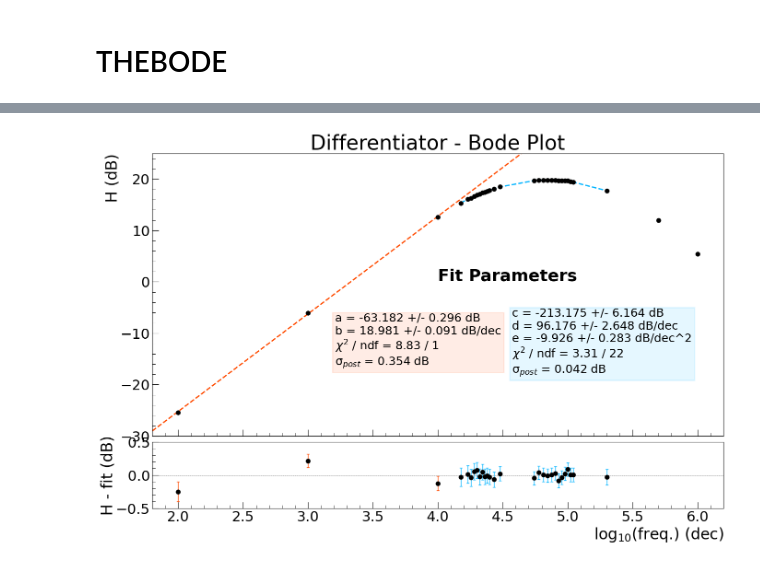
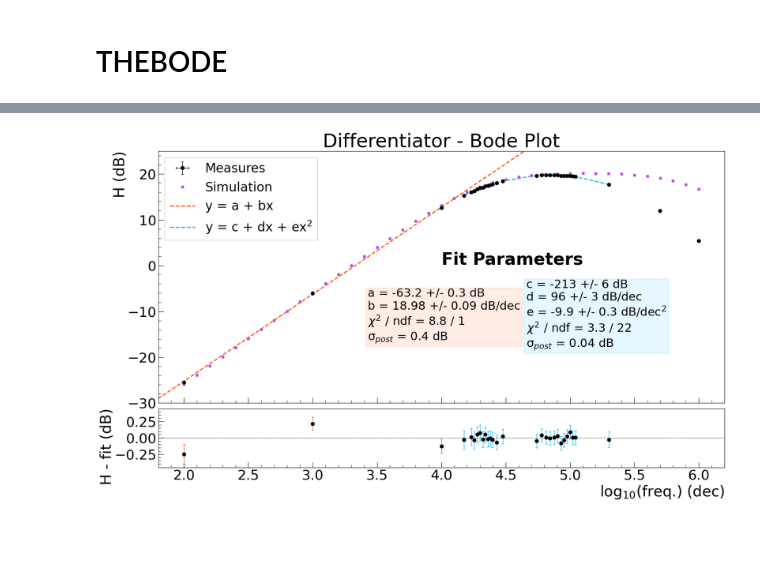
Before and after one commit to niklai99/physics_laboratory_2020_2021, a Jupyter notebook: AMPLIFICATORI OPERAZIONALI/Python/Diff - Simulations.ipynb, the cells around one changed output, grey strips where cells are left out. Saved outputs shown, nothing was run; the diff lists cells and outputs as text; code cells hidden in the pictures; blank space fills up the shorter version.

Commit message:
Updating Bode

```diff
--- a/AMPLIFICATORI OPERAZIONALI/Python/Diff - Simulations.ipynb
+++ b/AMPLIFICATORI OPERAZIONALI/Python/Diff - Simulations.ipynb
@@ -152,6 +152,9 @@ file_name = '../Data/datadiff.txt'
 data = pd.read_csv(file_name, index_col = False, header = None, sep = '\t')
 data.index = np.arange(1, len(data)+1)
 data.columns = ['freq (Hz)', 'Vin (V)', 'Vout (V)', 'Vin/div', 'Vout/div']
+
+sim = pd.read_csv('../Data/Simulations/DIFF_OUT.txt', index_col = False, header = None, sep = '\t')
+sim.columns = ['f', 'H']
 
 # CALCOLO FUNZIONE DI TRASFERIMENTO ED ERRORE
 data['T'] = data['Vout (V)'] / data['Vin (V)']
@@ -173,8 +176,8 @@ YMIN = -30
 YMAX = 25
 RESXMIN = XMIN
 RESXMAX = XMAX
-RESYMIN = -0.5
-RESYMAX = 0.5
+RESYMIN = -0.45
+RESYMAX = 0.45
 
 # ARANCIONE
 data1 = data.iloc[:3, :]
@@ -203,7 +206,7 @@ data
 | 30 | 1000000 | 0.968 | 1.800 | 0.2 | 0.50 | 1.859504 | 0.047107 | 0.025750 | 6.000000 | 5.387943 | ... |
 # %%
 # FIG SETTINGS AND AXES
-fig = plt.figure(figsize=(16,10))
+fig = plt.figure(figsize=(19.2, 10.8), dpi = 100)
 ax1 = plt.subplot2grid((10, 1), (0, 0), rowspan=8, colspan=1)
 ax2 = plt.subplot2grid((10, 1), (8, 0), rowspan=2, colspan=1)
 
@@ -280,12 +283,15 @@ sigma_post1 = np.sqrt( np.sum( res1**2 ) / (len(data1['log10f (dec)']) - 2) )
 # BLU
 sigma_post2 = np.sqrt( np.sum( res2**2 ) / (len(data2['log10f (dec)']) - 2) )
 
+# PLOT FIT FUNCTIONS
+ax1.plot(np.arange(XMIN, XMAX + 1, 1), lin(np.arange(XMIN, XMAX + 1, 1), *par1), color = '#FF4B00', linewidth = 2, linestyle = 'dashed', label = 'y = a + bx')
+ax1.plot(data2['log10f (dec)'], parab(data2['log10f (dec)'], *par2), color = '#00b4ff', linewidth = 2, linestyle = 'dashed', label = 'y = c + dx + ex$^2$')
+
 # PLOT DATA
 ax1.errorbar(data['log10f (dec)'], data['H (dB)'], xerr = 0, yerr = data['sigma Hr (dB)'], marker = '.', markersize = 13, elinewidth=1, color = '#000000', linewidth=0, capsize=2, label = 'Measures')
 
-# PLOT FIT FUNCTIONS
-ax1.plot(np.arange(XMIN, XMAX + 1, 1), lin(np.arange(XMIN, XMAX + 1, 1), *par1), color = '#FF4B00', linewidth = 2, linestyle = 'dashed', label = 'y = a + bx')
-ax1.plot(data2['log10f (dec)'], parab(data2['log10f (dec)'], *par2), color = '#00b4ff', linewidth = 2, linestyle = 'dashed', label = 'y = c + dx + ex^2')
+# PLOT SIMULATIONS
+ax1.plot(sim['f'], sim['H'], color = '#BE4EE1', linewidth = 0, linestyle = '-', marker = 's', markersize = 5, label = 'Simulation')
 
 # DRAW RESIDUALS
 
@@ -301,58 +307,66 @@ ax2.axhline(color = '#000000', linewidth = 0.5, linestyle = 'dashed')
 # PRINT FIT RESULTS ON THE PLOT
 
 # BLU
-cc = 'c = ' + format(c, '1.3f') + ' +/- ' + format(err_c, '1.3f') + ' dB'
-dd = 'd = ' + format(d, '1.3f') + ' +/- ' + format(err_d, '1.3f') + ' dB/dec'
-ee = 'e = ' + format(e, '1.3f') + ' +/- ' + format(err_e, '1.3f') + ' dB/dec^2'
-chisq2 = '$\chi^{2}$ / ndf = ' + format(chi22, '1.2f') + ' / ' + format(len(data2['log10f (dec)']) - 3, '1.0f')
-sigmap2 = '\u03C3$_{post}$ = ' + format(sigma_post2, '1.3f') + ' dB'
+cc = 'c = ' + format(c, '1.0f') + ' +/- ' + format(err_c, '1.0f') + ' dB'
+dd = 'd = ' + format(d, '1.0f') + ' +/- ' + format(err_d, '1.0f') + ' dB/dec'
+ee = 'e = ' + format(e, '1.1f') + ' +/- ' + format(err_e, '1.1f') + ' dB/dec$^2$'
+chisq2 = '$\chi^{2}$ / ndf = ' + format(chi22, '1.1f') + ' / ' + format(len(data2['log10f (dec)']) - 3, '1.0f')
+sigmap2 = '\u03C3$_{post}$ = ' + format(sigma_post2, '1.2f') + ' dB'
 
 # ARANCIONE
-aa = 'a = ' + format(a, '1.3f') + ' +/- ' + format(err_a, '1.3f') + ' dB'
-bb = 'b = ' + format(b, '1.3f') + ' +/- ' + format(err_b, '1.3f') + ' dB/dec'
-chisq1 = '$\chi^{2}$ / ndf = ' + format(chi21, '1.2f') + ' / ' + format(len(data1['log10f (dec)']) - 2, '1.0f')
-sigmap1 = '\u03C3$_{post}$ = ' + format(sigma_post1, '1.3f') + ' dB'
+aa = 'a = ' + format(a, '1.1f') + ' +/- ' + format(err_a, '1.1f') + ' dB'
+bb = 'b = ' + format(b, '1.2f') + ' +/- ' + format(err_b, '1.2f') + ' dB/dec'
+chisq1 = '$\chi^{2}$ / ndf = ' + format(chi21, '1.1f') + ' / ' + format(len(data1['log10f (dec)']) - 2, '1.0f')
+sigmap1 = '\u03C3$_{post}$ = ' + format(sigma_post1, '1.1f') + ' dB'
 
 
-ax1.text(0.50, 0.55, 'Fit Parameters', fontsize = 26, fontweight = 'bold', transform=ax1.transAxes)
+ax1.text(0.50, 0.55, 'Fit Parameters', fontsize = 32, fontweight = 'bold', transform=ax1.transAxes)
 
 # ARANCIONE
-ax1.text(0.32, 0.25, aa + '\n' + bb + '\n' + chisq1 + '\n' + sigmap1, fontsize = 18, color = '#000000', transform = ax1.transAxes,
+ax1.text(0.37, 0.25, aa + '\n' + bb + '\n' + chisq1 + '\n' + sigmap1, fontsize = 22, color = '#000000', transform = ax1.transAxes,
             bbox = dict( facecolor = '#FF4B00', edgecolor = '#FF4B00', alpha = 0.1, linewidth = 2 ))
 
 # BLU
-ax1.text(0.63, 0.2225, cc + '\n' + dd + '\n' + ee + '\n' + chisq2 + '\n' + sigmap2, fontsize = 18, color = '#000000', transform = ax1.transAxes,
+ax1.text(0.65, 0.2225, cc + '\n' + dd + '\n' + ee + '\n' + chisq2 + '\n' + sigmap2, fontsize = 22, color = '#000000', transform = ax1.transAxes,
             bbox = dict( facecolor = '#00b4ff', edgecolor = '#00b4ff', alpha = 0.1, linewidth = 2 ))
 
 # PLOT TITLE
-ax1.set_title('Differentiator - Bode Plot', fontsize=32)
+ax1.set_title('Differentiator - Bode Plot', fontsize = 36)
 
 # AXIS LABELS
 # ax1.set_xlabel('log$_{10}$(freq.) (dec)', fontsize = 24, loc = 'right')
-ax1.set_ylabel('H (dB)', fontsize = 24, loc = 'top', labelpad = 0)
-ax2.set_xlabel('log$_{10}$(freq.) (dec)', fontsize = 24, loc = 'right')
-ax2.set_ylabel('H - fit (dB)', fontsize = 24, loc = 'center', labelpad = 0)
+ax1.set_ylabel('H (dB)', fontsize = 28, loc = 'top', labelpad = 0)
+ax2.set_xlabel('log$_{10}$(freq.) (dec)', fontsize = 28, loc = 'right')
+ax2.set_ylabel('H - fit (dB)', fontsize = 28, loc = 'top', labelpad = 0)
 
 # AXIS TICKS
 ax1.tick_params(axis = 'x', which = 'major', labelsize = 0, direction = 'in', length = 10)
-ax1.tick_params(axis = 'y', which = 'major', labelsize = 22, direction = 'in', length = 10)
-ax1.tick_params(axis = 'both', which = 'minor', labelsize = 22, direction = 'in', length = 5)
+ax1.tick_params(axis = 'y', which = 'major', labelsize = 26, direction = 'in', length = 10)
+ax1.tick_params(axis = 'both', which = 'minor', labelsize = 26, direction = 'in', length = 5)
 ax1.set_xticks(ticks = ax1.get_xticks(), minor = True)
 ax1.set_yticks(ticks = ax1.get_yticks(), minor = True)
 ax1.minorticks_on()
-ax2.tick_params(axis = 'both', which = 'major', labelsize = 22, direction = 'in', length = 10)
-ax2.tick_params(axis = 'both', which = 'minor', labelsize = 22, direction = 'in', length = 5)
+ax2.tick_params(axis = 'both', which = 'major', labelsize = 26, direction = 'in', length = 10)
+ax2.tick_params(axis = 'both', which = 'minor', labelsize = 26, direction = 'in', length = 5)
 ax2.set_xticks(ticks = ax1.get_xticks(), minor = True)
 ax2.set_yticks(ticks = ax1.get_yticks(), minor = True)
 ax2.minorticks_on()
 
 # PLOT RANGE
 ax1.set_xlim(left = XMIN, right = XMAX)
 ax1.set_ylim(bottom = YMIN, top = YMAX)
 ax2.set_xlim(left = RESXMIN, right = RESXMAX)
 ax2.set_ylim(bottom = RESYMIN, top = RESYMAX)
 
+# MAKE LEGEND
+handles, labels = ax1.get_legend_handles_labels()
+order = [3, 2, 0, 1]
+ax1.legend([handles[idx] for idx in order], [labels[idx] for idx in order], loc = 'upper left', prop = {'size': 24},
+            ncol = 1, frameon = True, fancybox = False, framealpha = 1)
+
+# SAVE FIGURE
+#fig.savefig('../Plots/Report_Plots/diff_bode_plot.png', dpi = 300, facecolor = 'white')
 
 plt.show()
 # %% [output]
-[figure, old version]
+[figure, new version]
```
Also changed, not shown: 1 other file.
